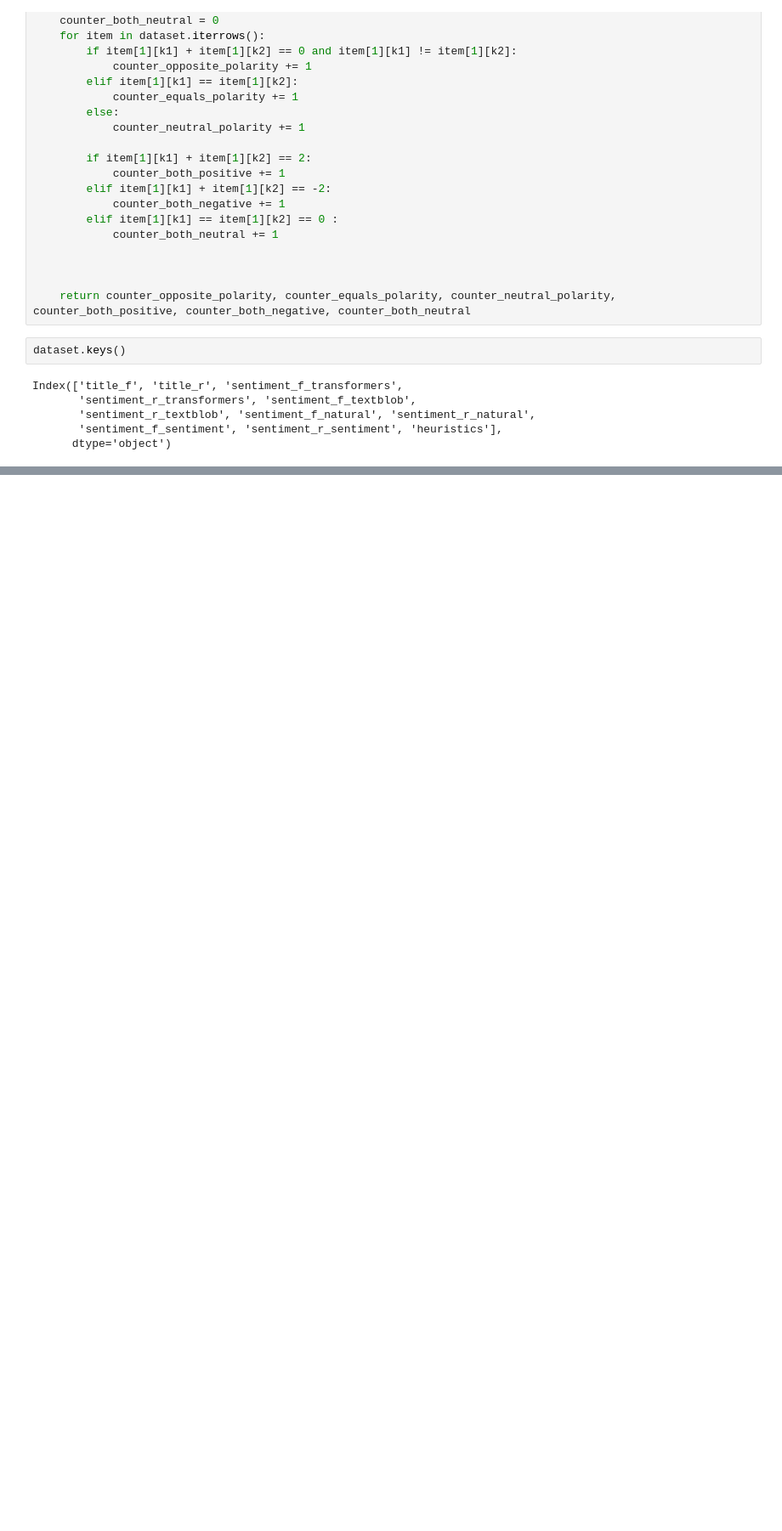
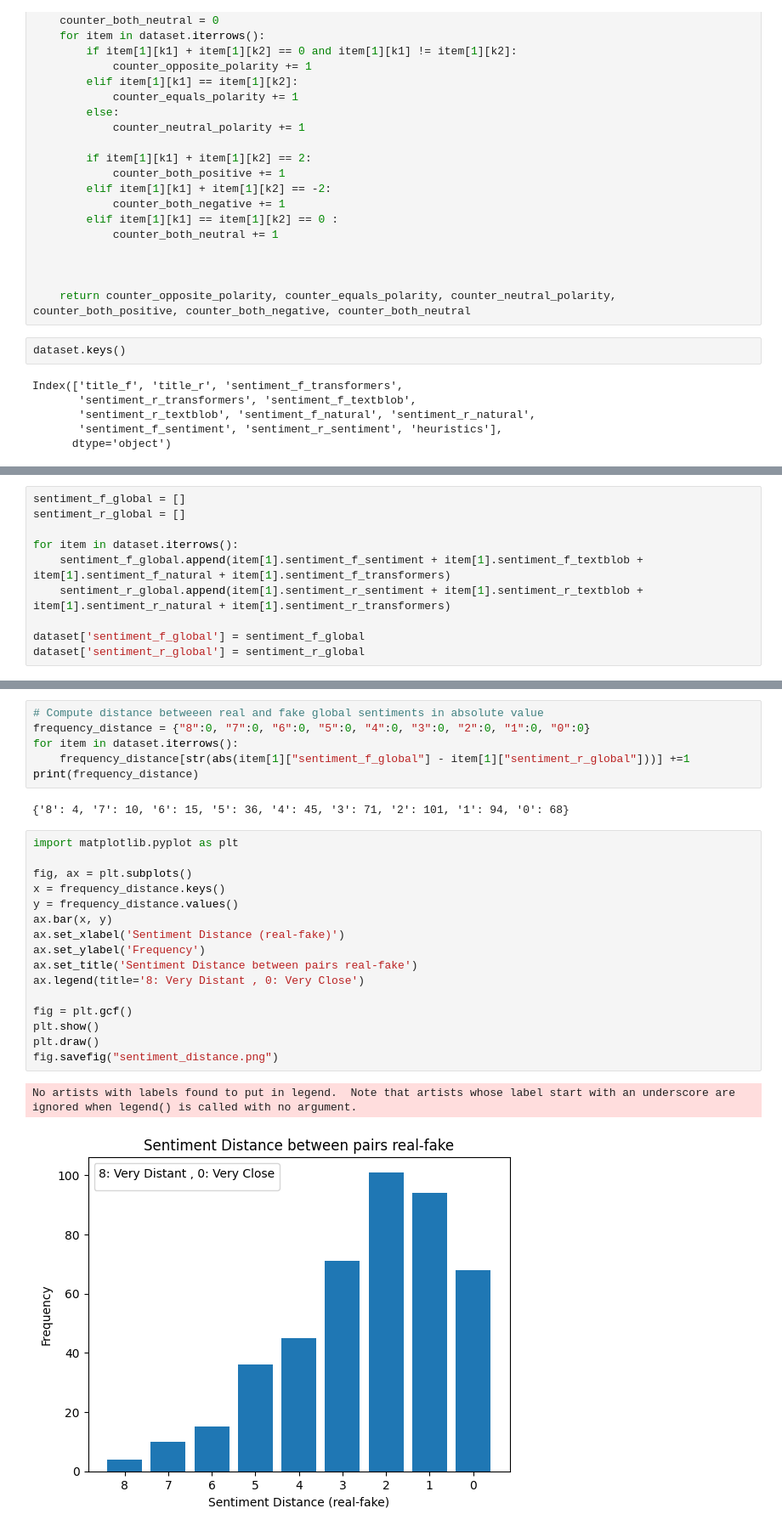
Before and after one commit to EdgeResearch/Angelia, a Jupyter notebook: EDA.ipynb, the cells around one changed output, grey strips where cells are left out. Shown: that part at 85% size. Saved outputs shown, nothing was run; the diff lists cells and outputs as text; blank space fills up the shorter version.

```diff
--- a/EDA.ipynb
+++ b/EDA.ipynb
@@ -142,0 +149,10 @@ Both Neutral: 444
+# %%
+sentiment_f_global = []
+sentiment_r_global = []
+
+for item in dataset.iterrows():
+    sentiment_f_global.append(item[1].sentiment_f_sentiment + item[1].sentiment_f_textblob + item[1].sentiment_f_natural + item[1].sentiment_f_transformers)
+    sentiment_r_global.append(item[1].sentiment_r_sentiment + item[1].sentiment_r_textblob + item[1].sentiment_r_natural + item[1].sentiment_r_transformers)
+
+dataset['sentiment_f_global'] = sentiment_f_global
+dataset['sentiment_r_global'] = sentiment_r_global
@@ -142,0 +175,27 @@ Both Neutral: 444
+# %%
+# Compute distance betweeen real and fake global sentiments in absolute value
+frequency_distance = {"8":0, "7":0, "6":0, "5":0, "4":0, "3":0, "2":0, "1":0, "0":0}
+for item in dataset.iterrows():
+    frequency_distance[str(abs(item[1]["sentiment_f_global"] - item[1]["sentiment_r_global"]))] +=1
+print(frequency_distance)
+# %% [output]
+{'8': 4, '7': 10, '6': 15, '5': 36, '4': 45, '3': 71, '2': 101, '1': 94, '0': 68}
+# %%
+import matplotlib.pyplot as plt
+
+fig, ax = plt.subplots()
+x = frequency_distance.keys()
+y = frequency_distance.values()
+ax.bar(x, y)
+ax.set_xlabel('Sentiment Distance (real-fake)')
+ax.set_ylabel('Frequency')
+ax.set_title('Sentiment Distance between pairs real-fake')
+ax.legend(title='8: Very Distant , 0: Very Close')
+
+fig = plt.gcf()
+plt.show()
+plt.draw()
+fig.savefig("sentiment_distance.png")
+# %% [output]
+No artists with labels found to put in legend.  Note that artists whose label start with an underscore are ignored when legend() is called with no argument.
+[figure, added]
```
Also changed, not shown: parts of 12 cells of this notebook, 4 other files.
